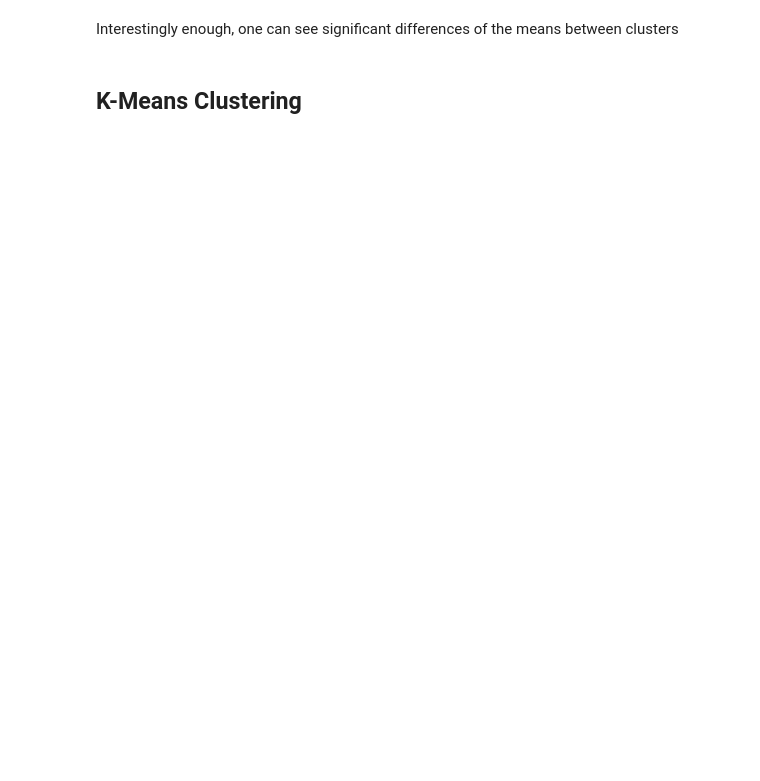
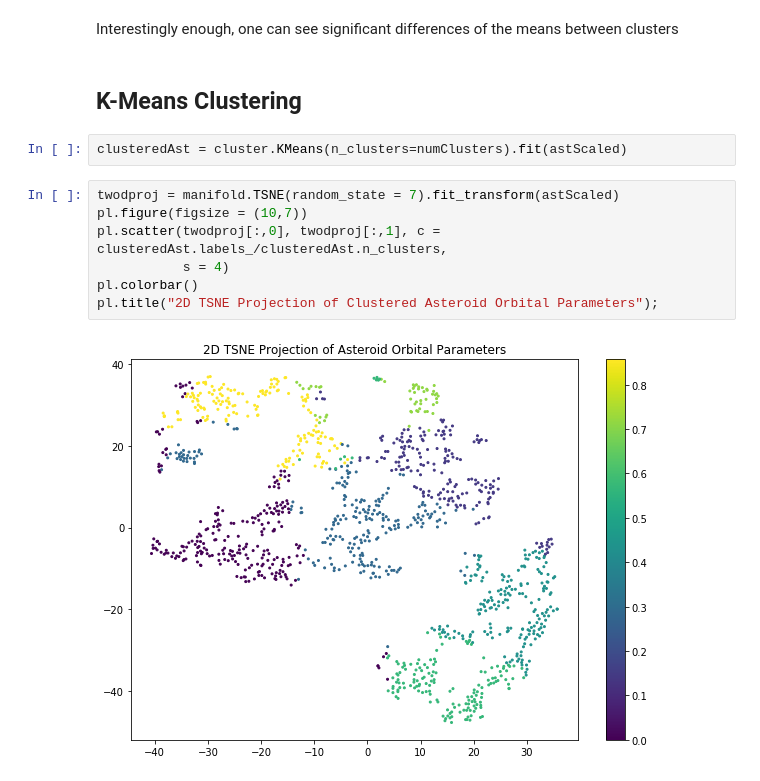
Before and after one commit to ZachGermain/DSPS_zgermain, a Jupyter notebook: EC_Project/EC_Project.ipynb, the cells around one changed output. Cells and saved outputs as stored; diff of their text form; blank space fills up the shorter version.

```diff
--- a/EC_Project/EC_Project.ipynb
+++ b/EC_Project/EC_Project.ipynb
@@ -243,3 +239,14 @@ clusterCenter, clusterTaxonLabels
 Interestingly enough, one can see significant differences of the means between clusters
 # %% [markdown]
 ## **K-Means Clustering**
+# %%
+clusteredAst = cluster.KMeans(n_clusters=numClusters).fit(astScaled)
+# %%
+twodproj = manifold.TSNE(random_state = 7).fit_transform(astScaled)
+pl.figure(figsize = (10,7))
+pl.scatter(twodproj[:,0], twodproj[:,1], c = clusteredAst.labels_/clusteredAst.n_clusters,
+           s = 4)
+pl.colorbar()
+pl.title("2D TSNE Projection of Clustered Asteroid Orbital Parameters");
+# %% [output]
+[figure, added]
```
Also changed, not shown: parts of 5 cells of this notebook.
